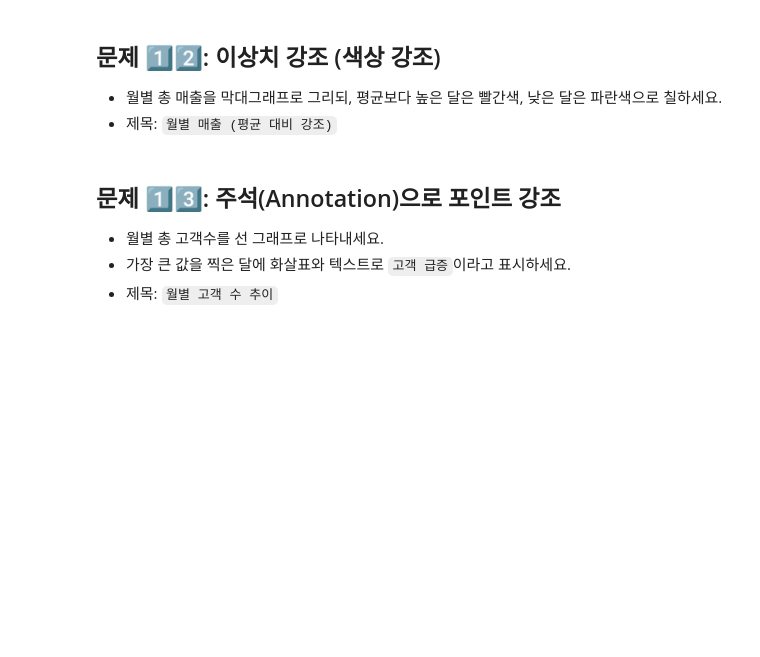
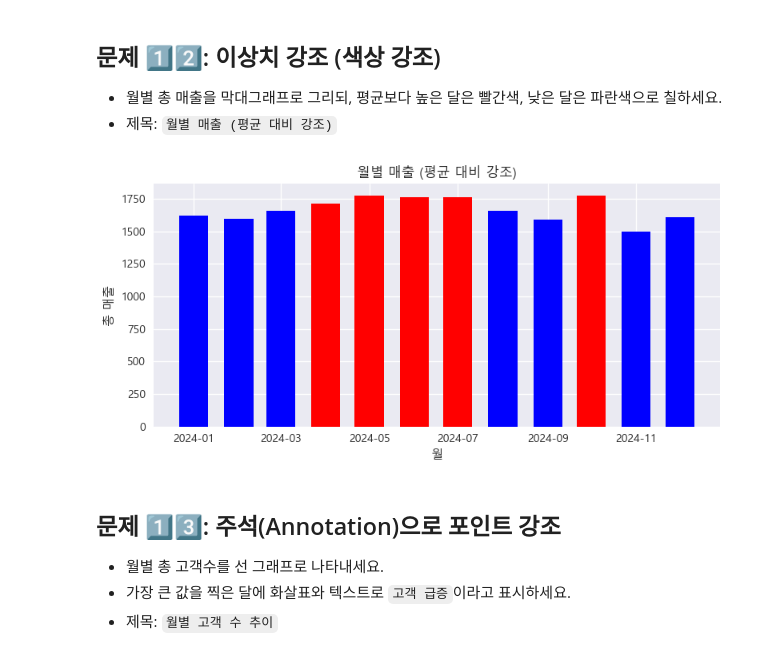
Before and after one commit to hanyomi/fintech3, a Jupyter notebook: 06machine_learning/04_03그래프_실습문제.ipynb, the cells around one changed output. Saved outputs shown, nothing was run; the diff lists cells and outputs as text; code cells hidden in the pictures; blank space fills up the shorter version.

```diff
--- a/06machine_learning/04_03그래프_실습문제.ipynb
+++ b/06machine_learning/04_03그래프_실습문제.ipynb
@@ -204,6 +251,26 @@ plt.show()
 - 제목: `월별 매출 (평균 대비 강조)`
 # %%
 # TODO: 평균보다 높은 달은 빨간색, 낮은 달은 파란색으로 색을 다르게 지정하세요.
+df['날짜'] = pd.to_datetime(df['날짜'])
+monthly_sales = df.groupby(df['날짜'].dt.to_period('M'))['매출'].sum().reset_index()
+monthly_sales['날짜'] = monthly_sales['날짜'].dt.to_timestamp()
+
+avg_sales = monthly_sales['매출'].mean()
+colors = ['red' if v > avg_sales else 'blue' for v in monthly_sales['매출']]
+
+plt.figure(figsize=(8, 4))
+plt.bar(monthly_sales['날짜'], monthly_sales['매출'], color=colors,width=20)
+
+
+plt.title('월별 매출 (평균 대비 강조)')
+plt.xlabel('월')
+plt.ylabel('총 매출')
+plt.legend()
+
+plt.tight_layout()
+plt.show()
+# %% [output]
+[figure, added]
 # %% [markdown]
 ## 문제 1️⃣3️⃣: 주석(Annotation)으로 포인트 강조
 
```
Also changed, not shown: parts of 5 cells of this notebook, 5 other files.
